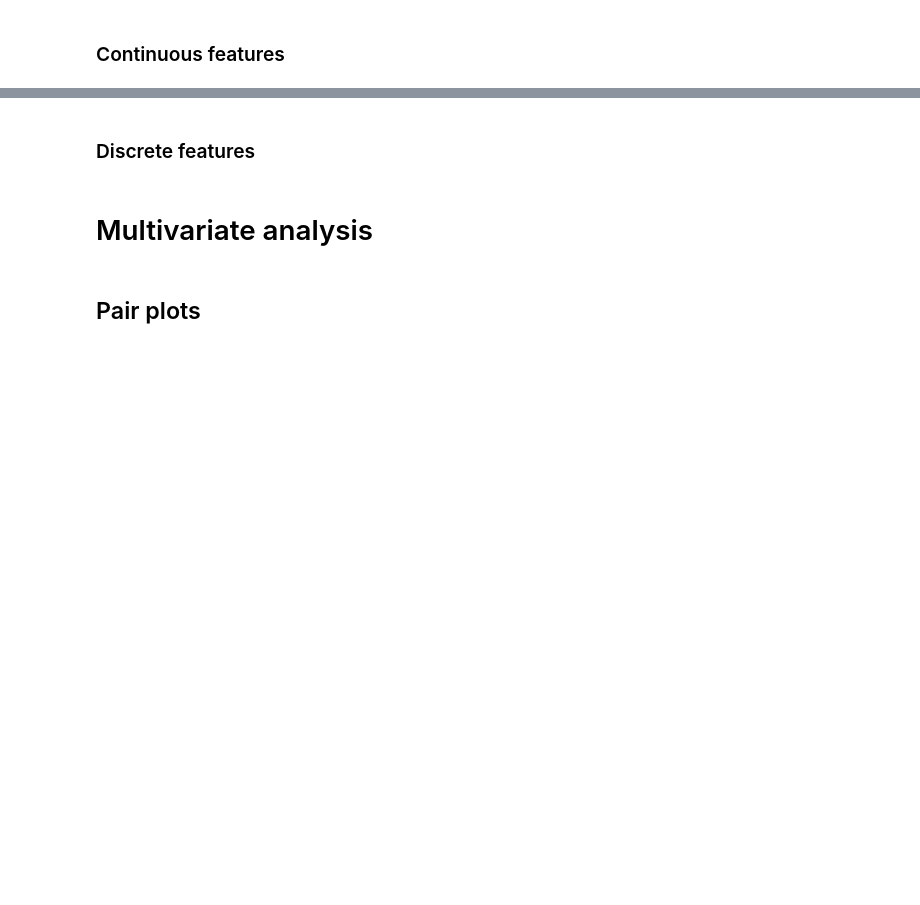
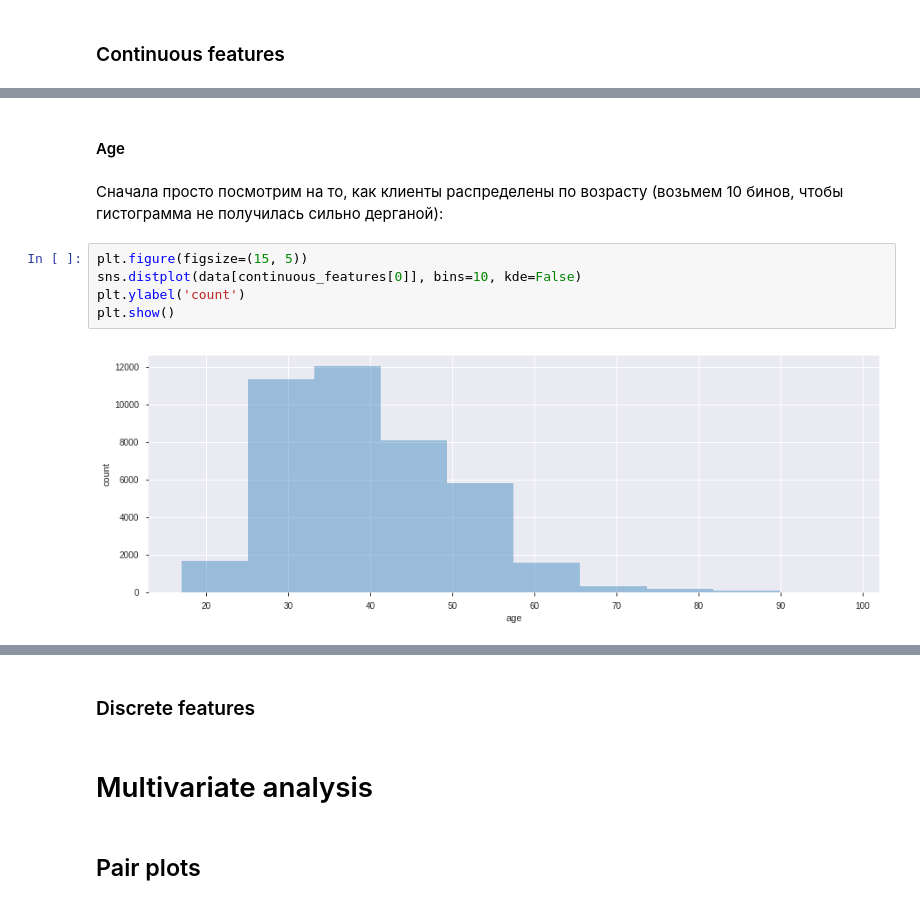
Before and after one commit to IooHooI/DATA_PREPARATION, a Jupyter notebook: notebooks/EDA.ipynb, the cells around one changed output, grey strips where cells are left out. Drawn from its saved outputs; the diff is of its cells as text; blank space fills up the shorter version.

```diff
--- a/notebooks/EDA.ipynb
+++ b/notebooks/EDA.ipynb
@@ -407,0 +435,11 @@ profiling_report.get_rejected_variables()
+# %% [markdown]
+#### Age
+# %% [markdown]
+Сначала просто посмотрим на то, как клиенты распределены по возрасту (возьмем 10 бинов, чтобы гистограмма не получилась сильно дерганой):
+# %%
+plt.figure(figsize=(15, 5))
+sns.distplot(data[continuous_features[0]], bins=10, kde=False)
+plt.ylabel('count')
+plt.show()
+# %% [output]
+[figure, added]
```
Also changed, not shown: parts of 42 cells of this notebook.
